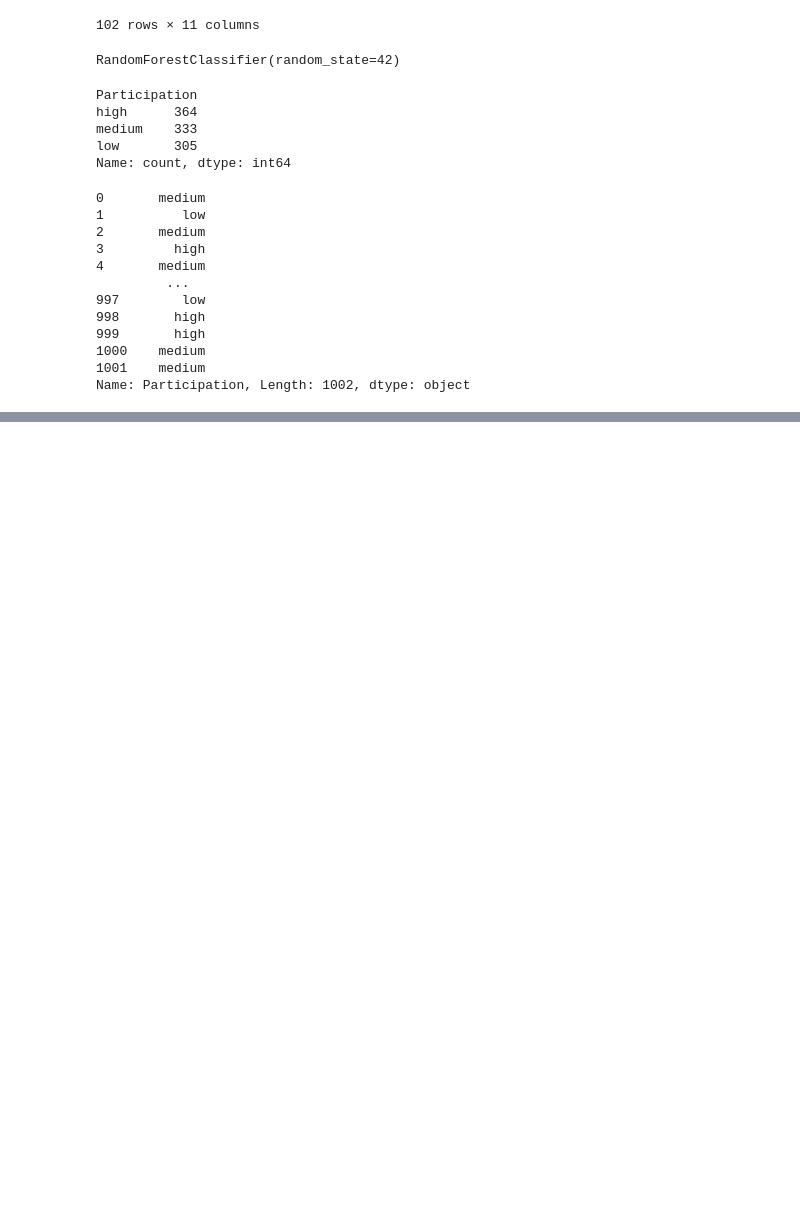
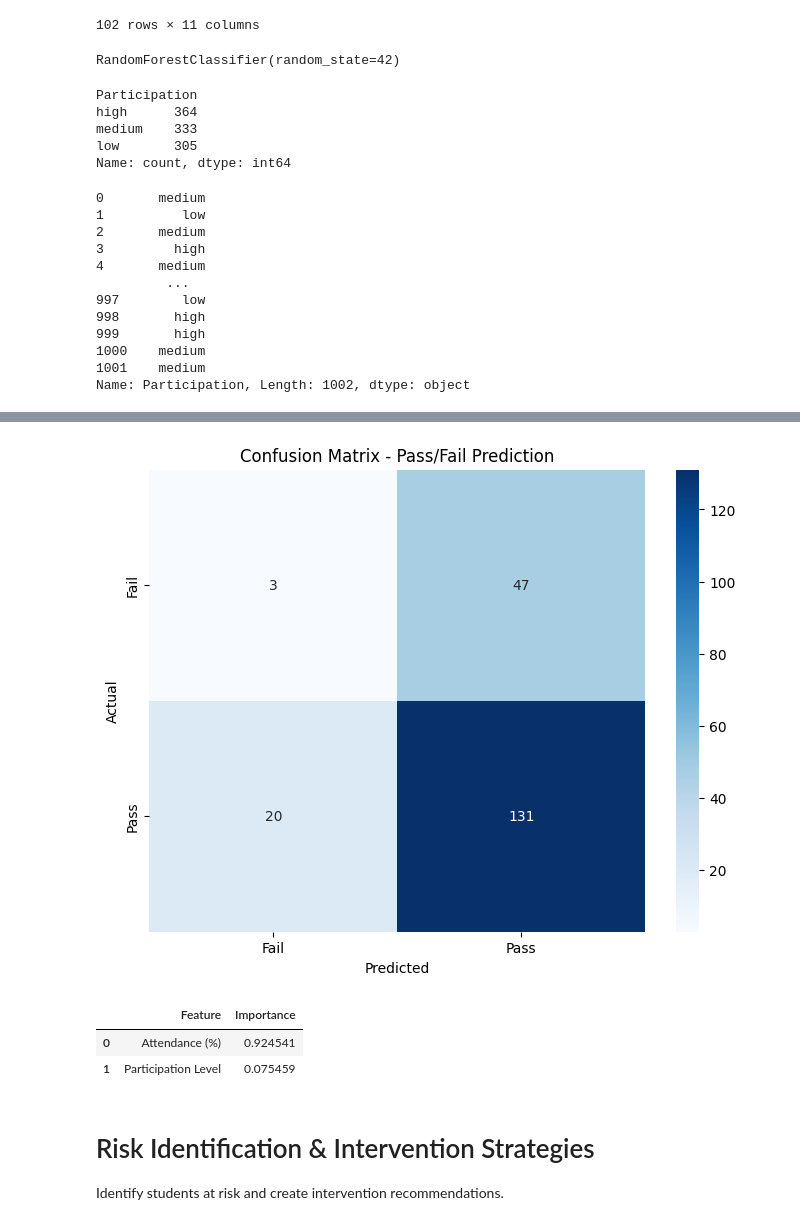
Before and after one commit to Meraj2349/JupyterProject, a Jupyter notebook: classify_student_performance.ipynb, the cells around one changed output, grey strips where cells are left out. Cells and saved outputs as stored; diff of their text form; code cells hidden in the pictures; blank space fills up the shorter version.

```diff
--- a/classify_student_performance.ipynb
+++ b/classify_student_performance.ipynb
@@ -249,0 +616,7 @@ Name: Participation, Length: 1002, dtype: object
+# %%
+# Create Pass/Fail classification target
+# Define passing grade threshold (60 or above)
+students_data['Pass_Fail'] = students_data['Final Grade'].apply(lambda x: 'Pass' if x >= 60 else 'Fail')
+
+# Show distribution
+students_data['Pass_Fail'].value_counts()
@@ -249,0 +691,10 @@ Name: Participation, Length: 1002, dtype: object
+# %%
+# Detailed analysis of best model (Random Forest typically performs well)
+best_model = model_results['Random Forest']['model']
+y_pred_best = best_model.predict(X_test_class)
+
+# Classification report
+class_report = classification_report(y_test_class, y_pred_best,
+                                   target_names=['Fail', 'Pass'], output_dict=True)
+report_df = pd.DataFrame(class_report).transpose()
+report_df.round(3)
@@ -249,0 +708,26 @@ Name: Participation, Length: 1002, dtype: object
+# %%
+# Confusion Matrix Visualization
+plt.figure(figsize=(8, 6))
+cm = confusion_matrix(y_test_class, y_pred_best)
+sns.heatmap(cm, annot=True, fmt='d', cmap='Blues',
+            xticklabels=['Fail', 'Pass'], yticklabels=['Fail', 'Pass'])
+plt.title('Confusion Matrix - Pass/Fail Prediction')
+plt.xlabel('Predicted')
+plt.ylabel('Actual')
+plt.show()
+
+# Feature importance for the best model
+feature_importance = pd.DataFrame({
+    'Feature': ['Attendance (%)', 'Participation Level'],
+    'Importance': best_model.feature_importances_
+}).sort_values('Importance', ascending=False)
+
+feature_importance
+# %% [output]
+[figure, added]
+|  | Feature | Importance |
+| 0 | Attendance (%) | 0.924541 |
+| 1 | Participation Level | 0.075459 |
+# %% [markdown]
+# Risk Identification & Intervention Strategies
+Identify students at risk and create intervention recommendations.
```
Also changed, not shown: parts of 40 cells of this notebook, 5 other files.
